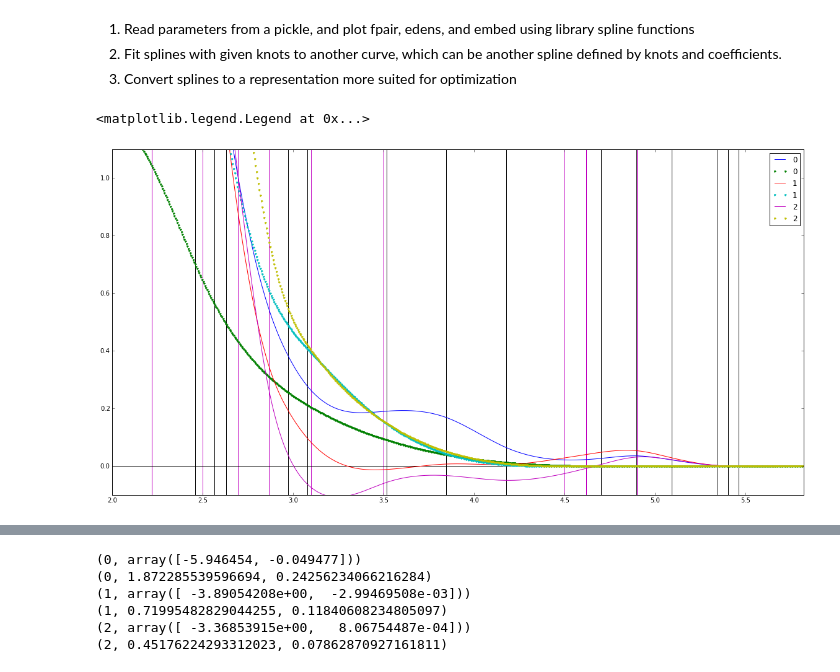
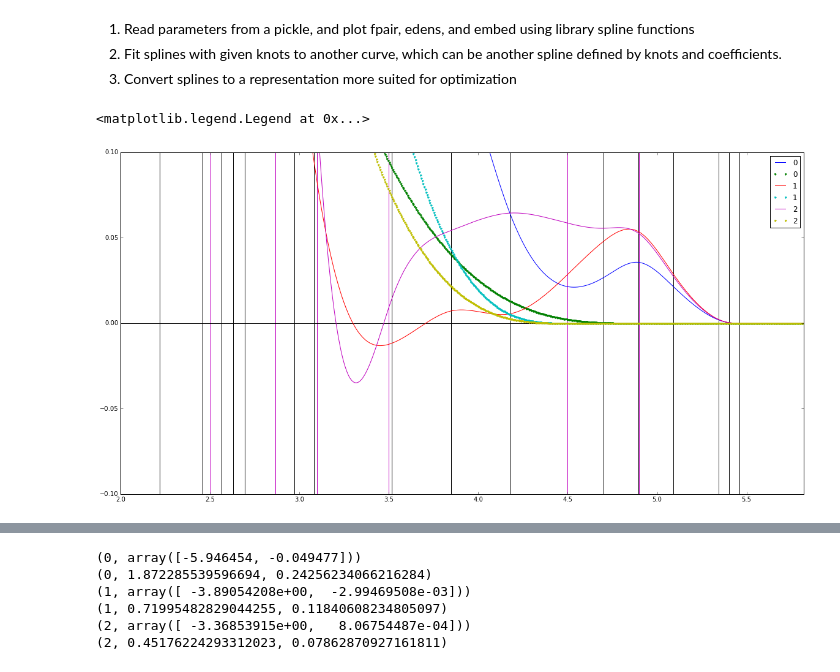
Before and after one commit to vlcekl/eam-models, a Jupyter notebook: notebooks/fit_spline.ipynb, the cells around one changed output, grey strips where cells are left out. Drawn from its saved outputs; the diff is of its cells as text; code cells hidden in the pictures.

```diff
--- a/notebooks/fit_spline.ipynb
+++ b/notebooks/fit_spline.ipynb
@@ -41,29 +41,29 @@ with open(os.path.join(working, params_file + '.pickle'), 'rb') as fi:
     param_list = pickle.load(fi)
 # %%
 plt.figure(figsize=(20,10))
-for i, params in enumerate([param_list[0], param_list[1], param_list[-1]]):
+for i, params in enumerate([param_list[0], param_list[1], param_list[2]]):
     knots_pair = params['hyperparams']['pair']
     coeff_pair = params['params']['pair']
     knots_edens = params['hyperparams']['edens']
     coeff_edens = params['params']['edens']
     embed = params['params']['embed']
 
     rs = np.linspace(2, 5.82, 701)
     y_pair = [f_spline3(r, coeff_pair, knots_pair) for r in rs]
     y_edens = [f_spline3(r, coeff_edens, knots_edens) for r in rs]
 
 #    plt.scatter(params['hyperparams']['pair'], np.zeros(len(params['hyperparams']['pair'])))
     plt.vlines(params['hyperparams']['pair'], -10, 10)
     plt.vlines(params['hyperparams']['edens'], -10, 10, colors='m')
 
     plt.plot(rs, y_pair, '-', label=str(i))
     plt.plot(rs, y_edens, '.', label=str(i))
 
     plt.xlim(2.0, 5.82)
-    plt.ylim(-0.1,1.1)
+    plt.ylim(-0.1,0.1)
     plt.hlines(xmin=2.0, xmax=6.0, y=0.0)
 
 plt.legend()
 # %% [output]
 <matplotlib.legend.Legend at 0x...>
-[figure, old version]
+[figure, new version]
```
Also changed, not shown: parts of 3 cells of this notebook, 9 other files.
